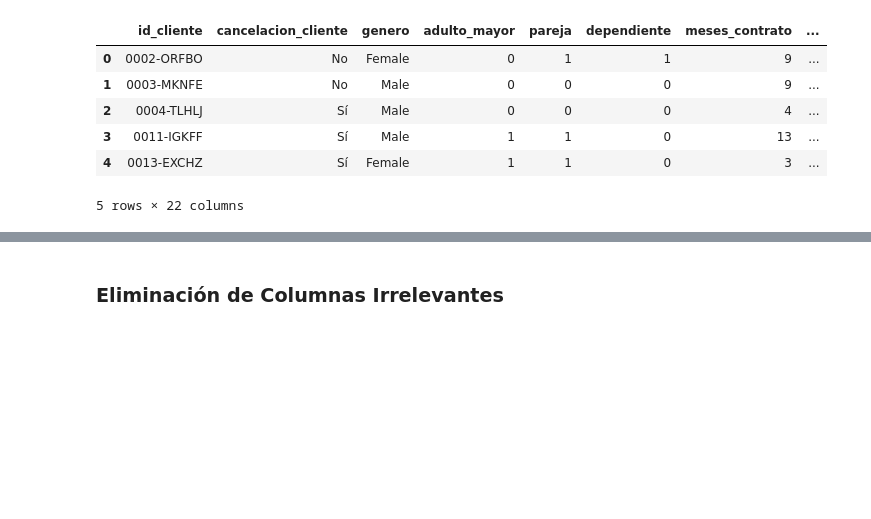
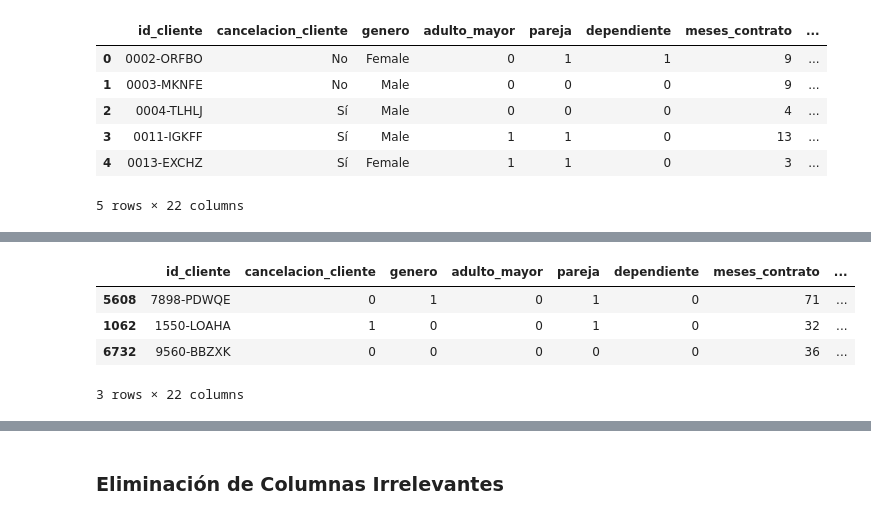
Before and after one commit to SebaDiezV/Challenge_TelecomX_Parte2_AluraLatam, a Jupyter notebook: TelecomX_Parte_2.ipynb, the cells around one changed output, grey strips where cells are left out. Saved outputs shown, nothing was run; the diff lists cells and outputs as text; code cells hidden in the pictures; blank space fills up the shorter version.

```diff
--- a/TelecomX_Parte_2.ipynb
+++ b/TelecomX_Parte_2.ipynb
@@ -23,0 +67,10 @@ datos.head()
+# %%
+datos['cancelacion_cliente'] = datos['cancelacion_cliente'].apply(lambda x: x.replace('Sí','1').replace('No','0'))
+datos['genero'] = datos['genero'].apply(lambda x: x.replace('Male','1').replace('Female','0'))
+datos.sample(3)
+# %% [output]
+|  | id_cliente | cancelacion_cliente | genero | adulto_mayor | pareja | dependiente | meses_contrato | ... |
+| 5608 | 7898-PDWQE | 0 | 1 | 0 | 1 | 0 | 71 | ... |
+| 1062 | 1550-LOAHA | 1 | 0 | 0 | 1 | 0 | 32 | ... |
+| 6732 | 9560-BBZXK | 0 | 0 | 0 | 0 | 0 | 36 | ... |
+3 rows × 22 columns
```
Also changed, not shown: parts of 21 cells of this notebook.
